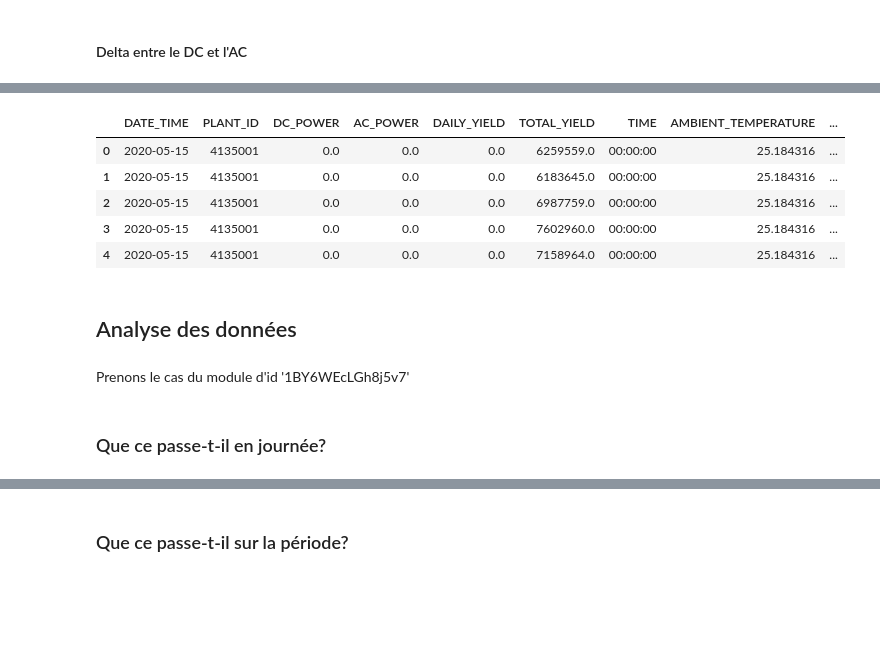
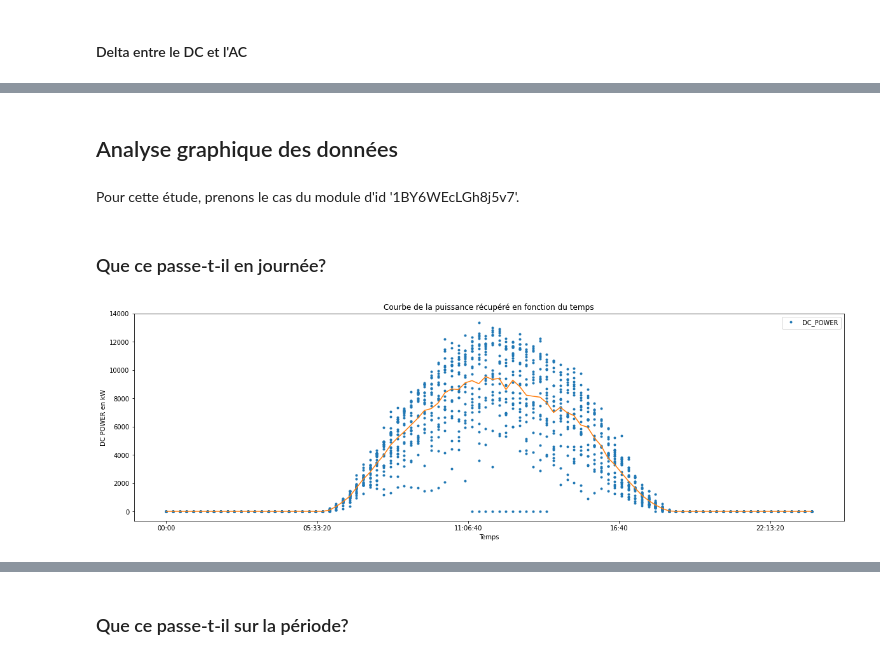
Before and after one commit to allanCouderette/ML_Solar_Power, a Jupyter notebook: ProjetPower.ipynb, the cells around one changed output, grey strips where cells are left out. Drawn from its saved outputs; the diff is of its cells as text; code cells hidden in the pictures; blank space fills up the shorter version.

```diff
--- a/ProjetPower.ipynb
+++ b/ProjetPower.ipynb
@@ -199,18 +326,25 @@ plant1['EFFICIENCY_num'] = labelencoder.fit_transform(plant1['EFFICIENCY'])
-# %%
-plant1.head()
-# %% [output]
-|  | DATE_TIME | PLANT_ID | DC_POWER | AC_POWER | DAILY_YIELD | TOTAL_YIELD | TIME | AMBIENT_TEMPERATURE | ... |
-| 0 | 2020-05-15 | 4135001 | 0.0 | 0.0 | 0.0 | 6259559.0 | 00:00:00 | 25.184316 | ... |
-| 1 | 2020-05-15 | 4135001 | 0.0 | 0.0 | 0.0 | 6183645.0 | 00:00:00 | 25.184316 | ... |
-| 2 | 2020-05-15 | 4135001 | 0.0 | 0.0 | 0.0 | 6987759.0 | 00:00:00 | 25.184316 | ... |
-| 3 | 2020-05-15 | 4135001 | 0.0 | 0.0 | 0.0 | 7602960.0 | 00:00:00 | 25.184316 | ... |
-| 4 | 2020-05-15 | 4135001 | 0.0 | 0.0 | 0.0 | 7158964.0 | 00:00:00 | 25.184316 | ... |
 # %% [markdown]
-## Analyse des données
+## Analyse graphique des données
 # %% [markdown]
-Prenons le cas du module d'id '1BY6WEcLGh8j5v7'
+Pour cette étude, prenons le cas du module d'id '1BY6WEcLGh8j5v7'.
 # %%
 plant1_1BY6WEcLGh8j5v7 = plant1.query("INVERTER_ID == '1BY6WEcLGh8j5v7'")
 # %% [markdown]
 ### Que ce passe-t-il en journée?
+# %%
+# Pour avoir un nuage de point
+plant1_1BY6WEcLGh8j5v7.plot(x='TIME', y='DC_POWER', style='.')
+
+# Pour chaque temps (combinaison de heure, minute et seconde), je fais la moyenne du courant généré
+plant1_1BY6WEcLGh8j5v7.groupby('TIME')['DC_POWER'].mean().plot(x='TIME', y='DC_POWER')
+fig = mp.pyplot.gcf()
+
+# Style
+plt.title('Courbe de la puissance récupéré en fonction du temps')
+plt.xlabel('Temps')
+plt.ylabel('DC POWER en kW')
+
+fig.set_size_inches(20,6)
+# %% [output]
+[figure, added]
 # %%
```
Also changed, not shown: parts of 44 cells of this notebook.
